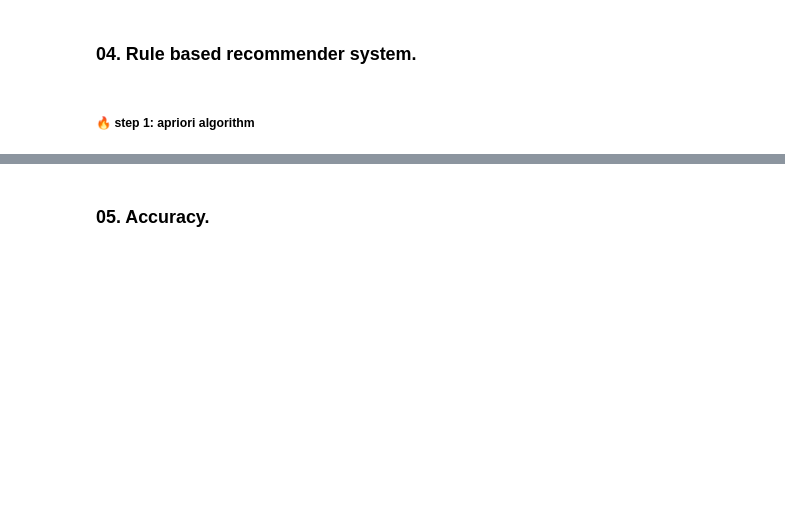
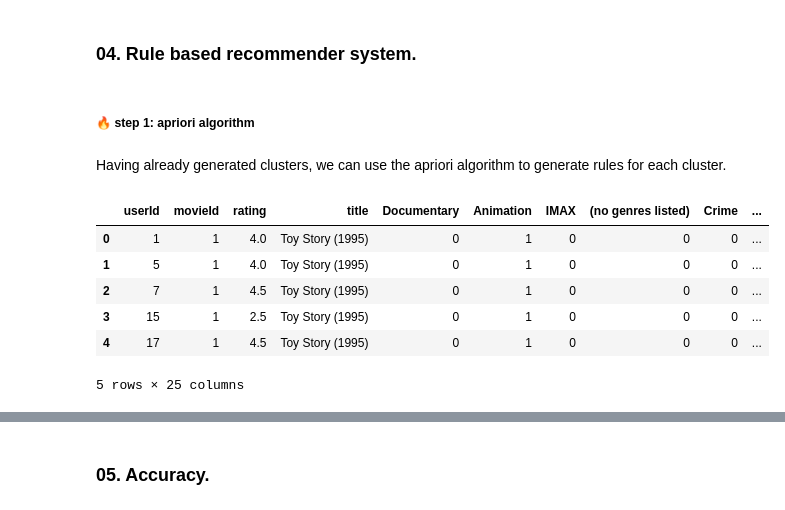
Before and after one commit to Wikusia-s/DM-recomendation-system, a Jupyter notebook: main.ipynb, the cells around one changed output, grey strips where cells are left out. Saved outputs shown, nothing was run; the diff lists cells and outputs as text; code cells hidden in the pictures; blank space fills up the shorter version.

```diff
--- a/main.ipynb
+++ b/main.ipynb
@@ -426,0 +426,13 @@ Predicted rating for user 149 and movie 10: 3.12
+# %% [markdown]
+Having already generated clusters, we can use the apriori algorithm to generate rules for each cluster.
+# %%
+#example of generated train dataset after kfold
+train_dfs[0].head()
+# %% [output]
+|  | userId | movieId | rating | title | Documentary | Animation | IMAX | (no genres listed) | Crime | ... |
+| 0 | 1 | 1 | 4.0 | Toy Story (1995) | 0 | 1 | 0 | 0 | 0 | ... |
+| 1 | 5 | 1 | 4.0 | Toy Story (1995) | 0 | 1 | 0 | 0 | 0 | ... |
+| 2 | 7 | 1 | 4.5 | Toy Story (1995) | 0 | 1 | 0 | 0 | 0 | ... |
+| 3 | 15 | 1 | 2.5 | Toy Story (1995) | 0 | 1 | 0 | 0 | 0 | ... |
+| 4 | 17 | 1 | 4.5 | Toy Story (1995) | 0 | 1 | 0 | 0 | 0 | ... |
+5 rows × 25 columns
```
Also changed, not shown: parts of 32 cells of this notebook, 2 other files.
